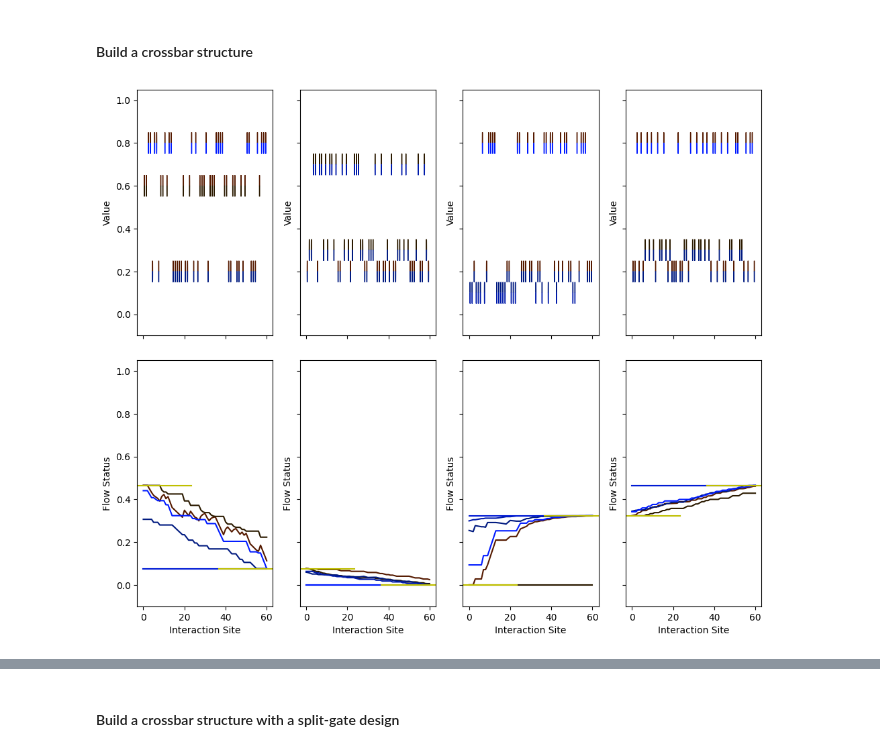
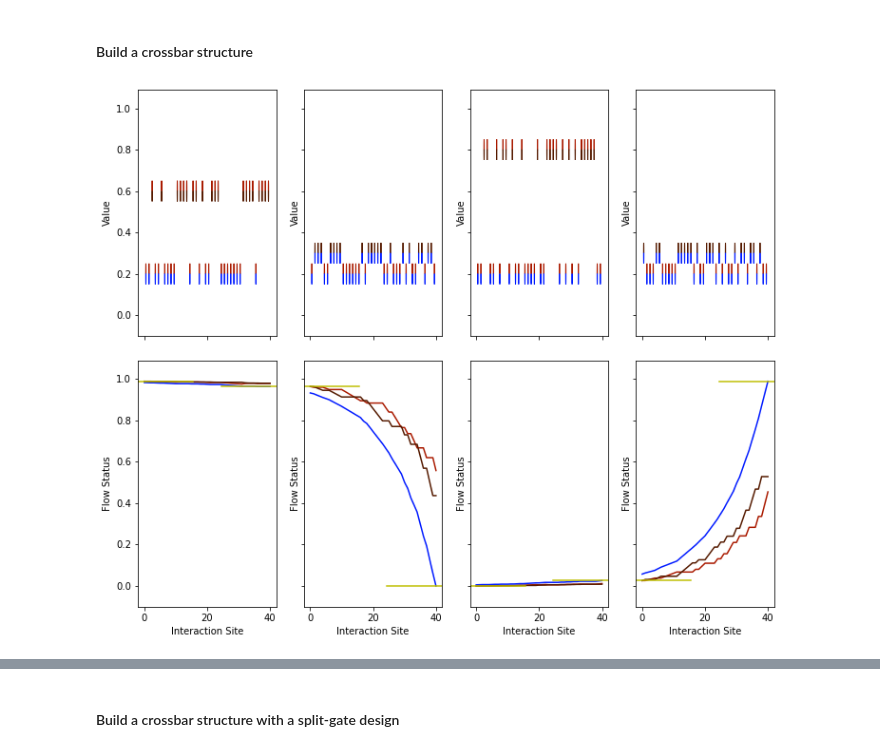
Before and after one commit to LarsonLaugh/Counterfusion, a Jupyter notebook: demo.ipynb, the cells around one changed output, grey strips where cells are left out. Drawn from its saved outputs; the diff is of its cells as text; code cells hidden in the pictures.

```diff
--- a/demo.ipynb
+++ b/demo.ipynb
@@ -489,40 +489,37 @@ import matplotlib.pyplot as plt
 # Number of backward-moving edge states: 2 (#2,#3)
 #===============================================================
 # General information for the system - Superparameters
-totalNumMover = 6
+totalNumMover = 3
 numForwardMover = 2
 zeroVoltTerminal = 2
 #===============================================================
 # Information of scattering events
 # Interaction parameters
 v02 = 0.2
 v12 = 0.3
 v01 = 0.6
-v23 = 0.1
-v13 = 0.7
-v05 = 0.8
 
 numPerEdge = 20
 # Define interaction between nodes (contacts)
 # C1--M1--C2
-edgeDef1 = [[0,2,v02,numPerEdge],[0,1,v01,numPerEdge],[0,5,v05,numPerEdge]]
+edgeDef1 = [[0,2,v02,numPerEdge],[0,1,v01,numPerEdge]]
 # C2--M2--C3
-edgeDef2 = [[0,2,v02,numPerEdge],[1,2,v12,numPerEdge],[1,3,v13,numPerEdge]]
+edgeDef2 = [[0,2,v02,numPerEdge],[1,2,v12,numPerEdge]]
 # C3--M3--C4
-edgeDef3 = [[0,2,v02,numPerEdge],[0,5,v05,numPerEdge],[2,3,v23,numPerEdge]]
+edgeDef3 = [[0,2,v02,numPerEdge],[0,1,v05,numPerEdge]]
 # C4--M4--C1
-edgeDef4 = [[0,2,v02,numPerEdge],[1,2,v12,numPerEdge],[0,5,v05,numPerEdge]]
+edgeDef4 = [[0,2,v02,numPerEdge],[1,2,v12,numPerEdge]]
 #================================================================
 edgesDef = [edgeDef1,edgeDef2,edgeDef3,edgeDef4]
 edgesInfo = []
 for edgeDef in edgesDef:
     edgesInfo.append(generate_bynumber(edgeDef))
 
 graph = []
 for edgeInfo in edgesInfo:
     graph.append(Edge(edgeInfo,totalNumMover,numForwardMover))
 nodesCurrent = [1,0,-1,0]
 sys = System(nodesCurrent,graph,numForwardMover,zeroVoltTerminal)
 axs = sys.plot()
 # %% [output]
-[figure, old version]
+[figure, new version]
```
Also changed, not shown: parts of 9 cells of this notebook, 1 other file.
